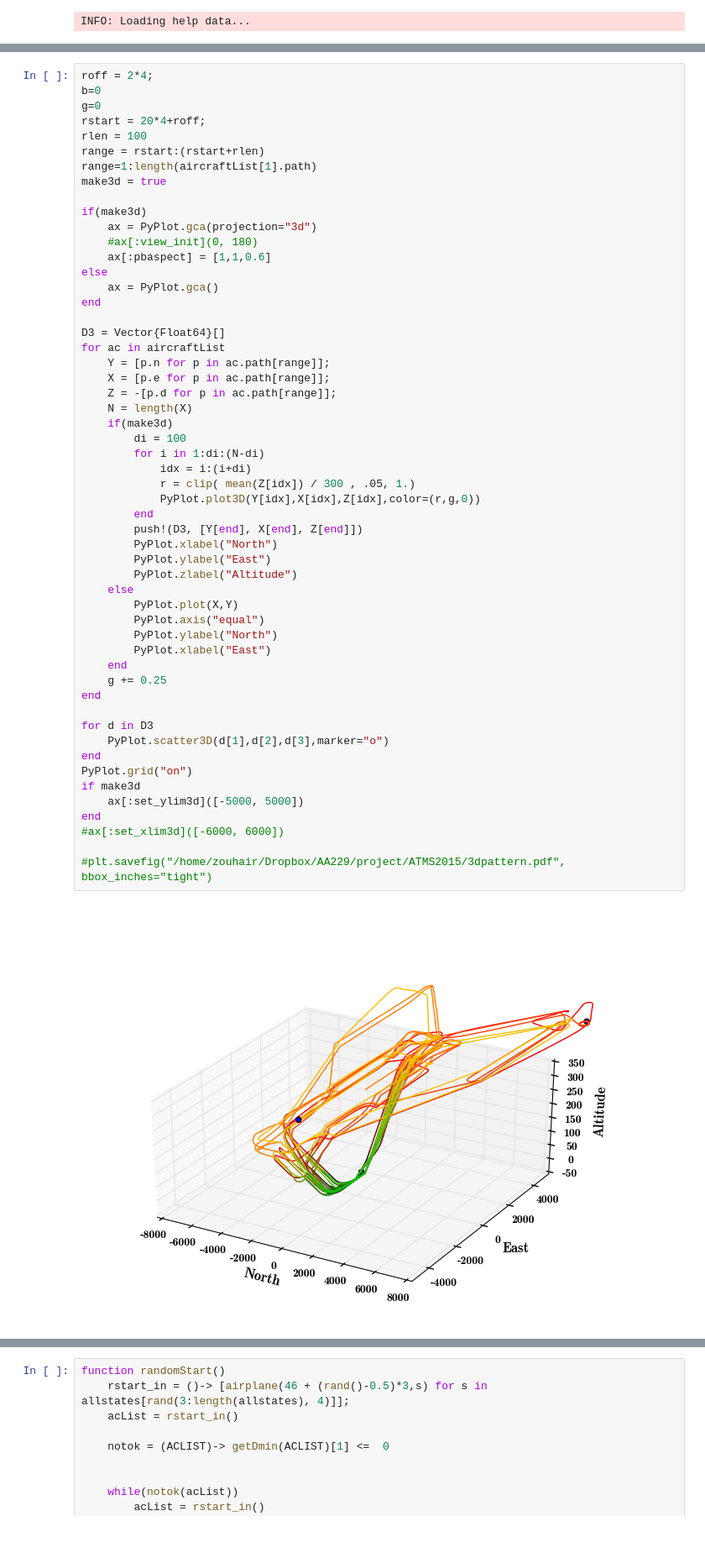
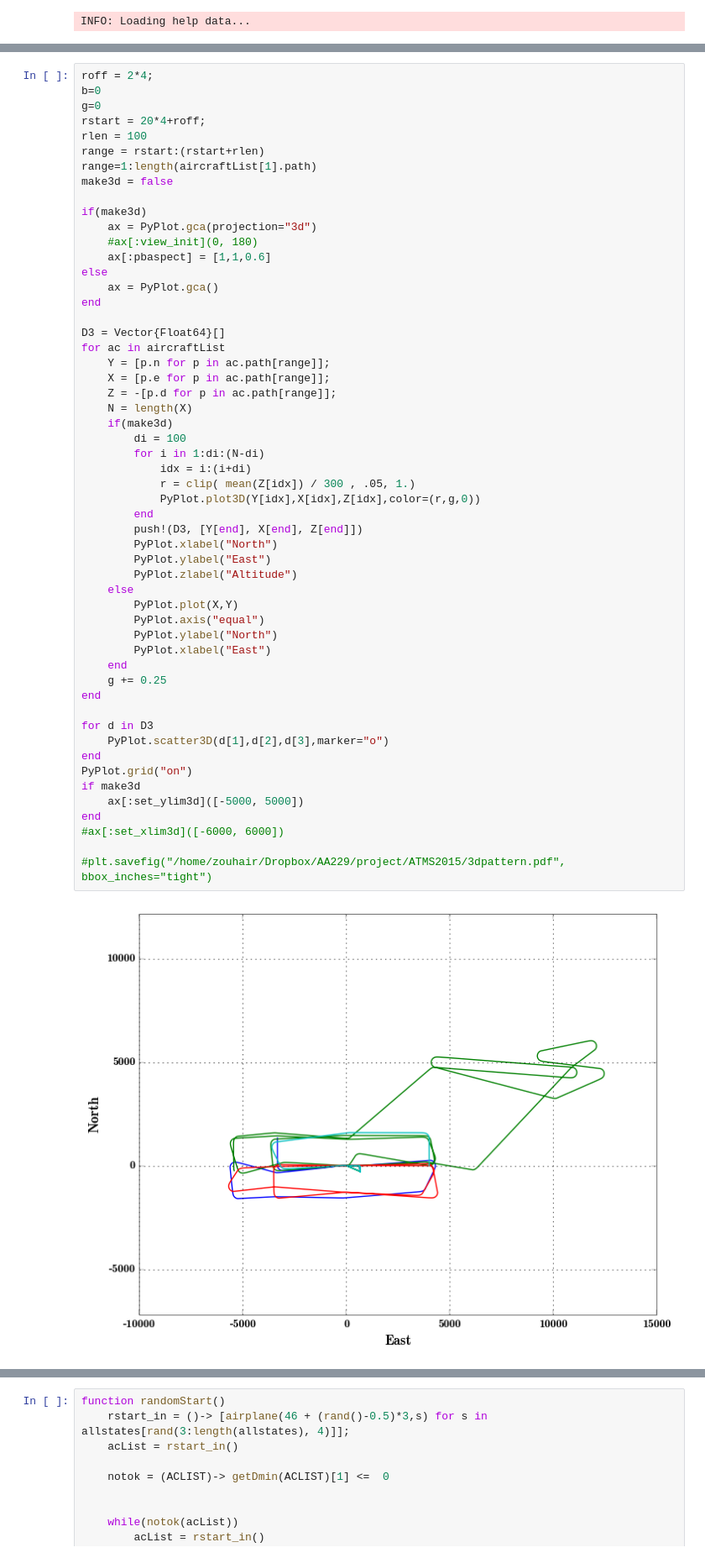
Before and after one commit to sisl/autoATC, a Jupyter notebook: 3dsim.ipynb, the cells around one changed output, grey strips where cells are left out. Shown at 84% size. Cells and saved outputs as stored; diff of their text form.

```diff
--- a/3dsim.ipynb
+++ b/3dsim.ipynb
@@ -47,7 +47,7 @@ rstart = 20*4+roff;
 rlen = 100
 range = rstart:(rstart+rlen)
 range=1:length(aircraftList[1].path)
-make3d = true
+make3d = false
 
 if(make3d)
     ax = PyPlot.gca(projection="3d")
@@ -67,31 +67,31 @@ for ac in aircraftList
         di = 100
         for i in 1:di:(N-di)
             idx = i:(i+di)
             r = clip( mean(Z[idx]) / 300 , .05, 1.)
             PyPlot.plot3D(Y[idx],X[idx],Z[idx],color=(r,g,0))
         end
         push!(D3, [Y[end], X[end], Z[end]])
         PyPlot.xlabel("North")
         PyPlot.ylabel("East")
         PyPlot.zlabel("Altitude")
     else
         PyPlot.plot(X,Y)
         PyPlot.axis("equal")
         PyPlot.ylabel("North")
         PyPlot.xlabel("East")
     end
     g += 0.25
 end
 
 for d in D3
     PyPlot.scatter3D(d[1],d[2],d[3],marker="o")
 end
 PyPlot.grid("on")
 if make3d
     ax[:set_ylim3d]([-5000, 5000])
 end
 #ax[:set_xlim3d]([-6000, 6000])
 
 #plt.savefig("/home/zouhair/Dropbox/AA229/project/ATMS2015/3dpattern.pdf", bbox_inches="tight")
 # %% [output]
-[figure, old version]
+[figure, new version]
```
Also changed, not shown: parts of 17 cells of this notebook, 2 other files.
